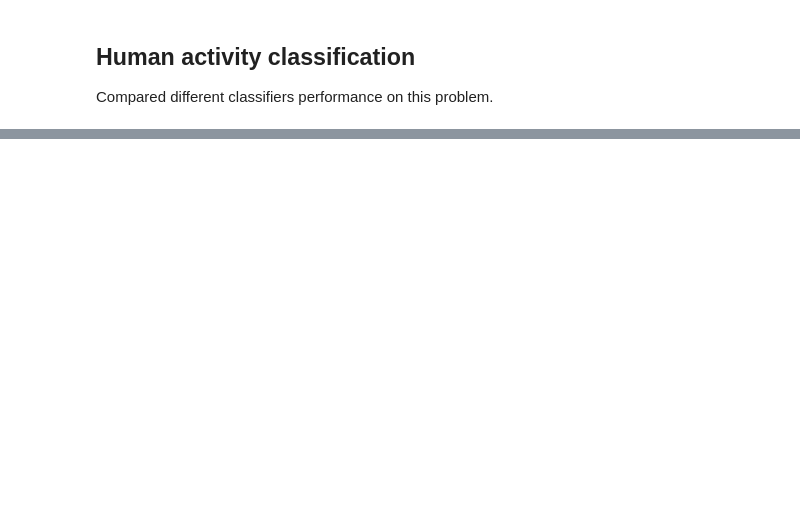
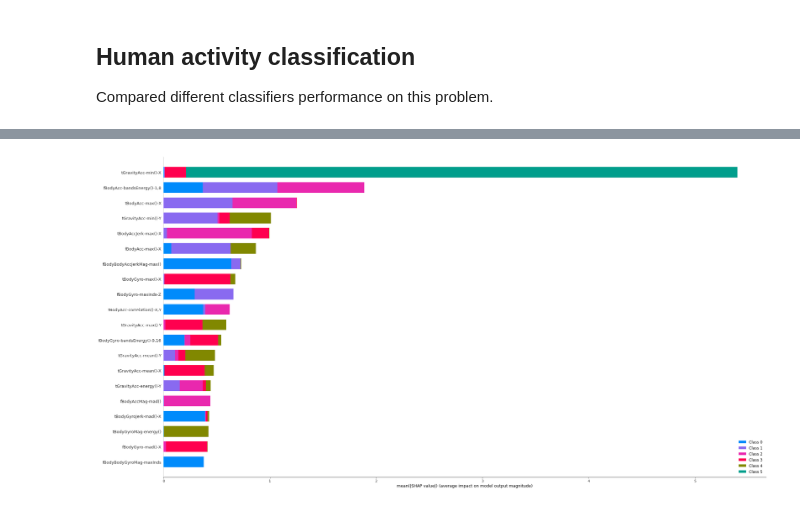
Before and after one commit to muliarska/health-state-detection-from-human-activity, a Jupyter notebook: human_activity_classification_ML_models.ipynb, the cells around one changed output, grey strips where cells are left out. Saved outputs shown, nothing was run; the diff lists cells and outputs as text; code cells hidden in the pictures; blank space fills up the shorter version.

```diff
--- a/human_activity_classification_ML_models.ipynb
+++ b/human_activity_classification_ML_models.ipynb
@@ -275,0 +335,8 @@ QDA
+# %%
+model = XGBClassifier()
+model.fit(XFull, YFull.flatten())
+
+explainer = shap.TreeExplainer(model)
+shap_values = explainer.shap_values(XFull)
+# View shap values
+shap_values
@@ -275,0 +361,8 @@ QDA
+# %%
+shap.summary_plot(shap_values, #Use Shap values array
+                  features=XFull, # Use training set features
+                  feature_names=features, #Use column names
+                  show=False, #Set to false to output to folder
+                  plot_size=(30,15)) # Change plot size
+# %% [output]
+[figure, added]
```
Also changed, not shown: parts of 12 cells of this notebook.
